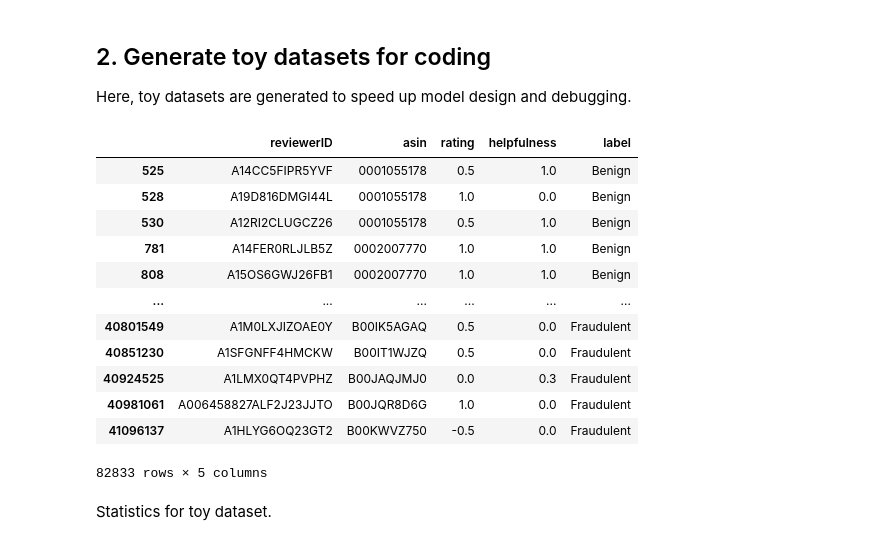
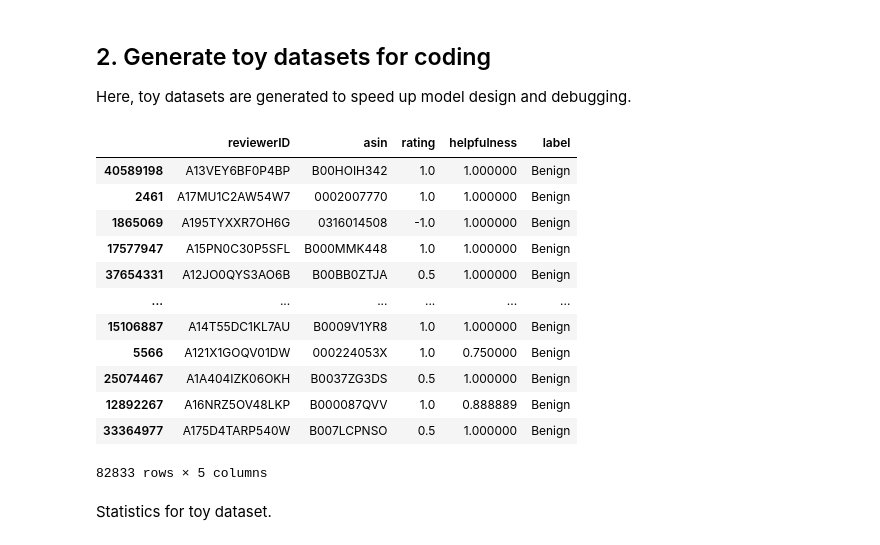
Before and after one commit to xph9876/FraudUserDetection, a Jupyter notebook: 1_Dataset_preprocessing.ipynb, the cells around one changed output. Cells and saved outputs as stored; diff of their text form; code cells hidden in the pictures.

Commit message:
Update dataset processing to generate train, val, and test dataset

```diff
--- a/1_Dataset_preprocessing.ipynb
+++ b/1_Dataset_preprocessing.ipynb
@@ -160,11 +187,16 @@ df_out
 # %% [markdown]
 Check the number of reviews from benign and fraudulent users again
 # %%
-benign = set(df[df.label == 'Benign'].reviewerID.unique())
-fraudulent = set(df[df.label == 'Fraudulent'].reviewerID.unique())
-print(f'Benign users: {len(benign)}')
-print(f'Fraudulent users: {len(fraudulent)}')
-counts = Counter(df.label)
-print(f'Reviews from benign users: {counts["Benign"]}')
-print(f'Reviews from fraudulent users: {counts["Fraudulent"]}')
+benign = {}
+fraudulent = {}
+for t in ['train', 'val', 'test', 'all']:
+    df = dfs[t]
+    benign[t] = set(df[df.label == 'Benign'].reviewerID.unique())
+    fraudulent[t] = set(df[df.label == 'Fraudulent'].reviewerID.unique())
+    print(t)
+    print(f'Benign users: {len(benign[t])}')
+    print(f'Fraudulent users: {len(fraudulent[t])}')
+    counts = Counter(df.label)
+    print(f'Reviews from benign users: {counts["Benign"]}')
+    print(f'Reviews from fraudulent users: {counts["Fraudulent"]}')
 # %% [output]
@@ -192,39 +237,31 @@ Here, toy datasets are generated to speed up model design and debugging.
 # %%
 # select users
 n_benign = 50000
 n_fraudulent = 5000
-toy_users = set(sorted(list(benign))[:n_benign] + sorted(list(fraudulent))[:n_fraudulent])
+toy_users = set(sorted(list(benign['all']))[:n_benign] + sorted(list(fraudulent['all']))[:n_fraudulent])
+df = dfs['all']
 df_toy = df[df.reviewerID.isin(toy_users)].copy()
 
 # k-core dataset
 k = 3
 toy_out = f'{folder}/toy_{k}-core_80_20.csv'
-diff = 1
-while diff:
-    cache = len(df_toy)
-    counts = df_toy.groupby('reviewerID').asin.count()
-    counts = counts[counts >= k]
-    df_toy = df_toy[df_toy.reviewerID.isin(set(counts.index))]
-    counts = df_toy.groupby('asin').reviewerID.count()
-    counts = counts[counts >= k]
-    df_toy = df_toy[df_toy.asin.isin(set(counts.index))]
-    diff = cache - len(df_toy)
+df_toy = generate_kcore(df_toy, k)
 df_toy_out = df_toy[['reviewerID', 'asin', 'rating']]
 df_toy_out.to_csv(toy_out, index=False)
 df_toy
 # %% [output]
 |  | reviewerID | asin | rating | helpfulness | label |
-| 525 | A14CC5FIPR5YVF | 0001055178 | 0.5 | 1.0 | Benign |
-| 528 | A19D816DMGI44L | 0001055178 | 1.0 | 0.0 | Benign |
-| 530 | A12RI2CLUGCZ26 | 0001055178 | 0.5 | 1.0 | Benign |
-| 781 | A14FER0RLJLB5Z | 0002007770 | 1.0 | 1.0 | Benign |
-| 808 | A15OS6GWJ26FB1 | 0002007770 | 1.0 | 1.0 | Benign |
+| 40589198 | A13VEY6BF0P4BP | B00HOIH342 | 1.0 | 1.000000 | Benign |
+| 2461 | A17MU1C2AW54W7 | 0002007770 | 1.0 | 1.000000 | Benign |
+| 1865069 | A195TYXXR7OH6G | 0316014508 | -1.0 | 1.000000 | Benign |
+| 17577947 | A15PN0C30P5SFL | B000MMK448 | 1.0 | 1.000000 | Benign |
+| 37654331 | A12JO0QYS3AO6B | B00BB0ZTJA | 0.5 | 1.000000 | Benign |
 | ... | ... | ... | ... | ... | ... |
-| 40801549 | A1M0LXJIZOAE0Y | B00IK5AGAQ | 0.5 | 0.0 | Fraudulent |
-| 40851230 | A1SFGNFF4HMCKW | B00IT1WJZQ | 0.5 | 0.0 | Fraudulent |
-| 40924525 | A1LMX0QT4PVPHZ | B00JAQJMJ0 | 0.0 | 0.3 | Fraudulent |
-| 40981061 | A006458827ALF2J23JJTO | B00JQR8D6G | 1.0 | 0.0 | Fraudulent |
-| 41096137 | A1HLYG6OQ23GT2 | B00KWVZ750 | -0.5 | 0.0 | Fraudulent |
+| 15106887 | A14T55DC1KL7AU | B0009V1YR8 | 1.0 | 1.000000 | Benign |
+| 5566 | A121X1GOQV01DW | 000224053X | 1.0 | 0.750000 | Benign |
+| 25074467 | A1A404IZK06OKH | B0037ZG3DS | 0.5 | 1.000000 | Benign |
+| 12892267 | A16NRZ5OV48LKP | B000087QVV | 1.0 | 0.888889 | Benign |
+| 33364977 | A175D4TARP540W | B007LCPNSO | 0.5 | 1.000000 | Benign |
 82833 rows × 5 columns
 # %% [markdown]
 Statistics for toy dataset.
```
Also changed, not shown: parts of 8 cells of this notebook, 1 other file.
